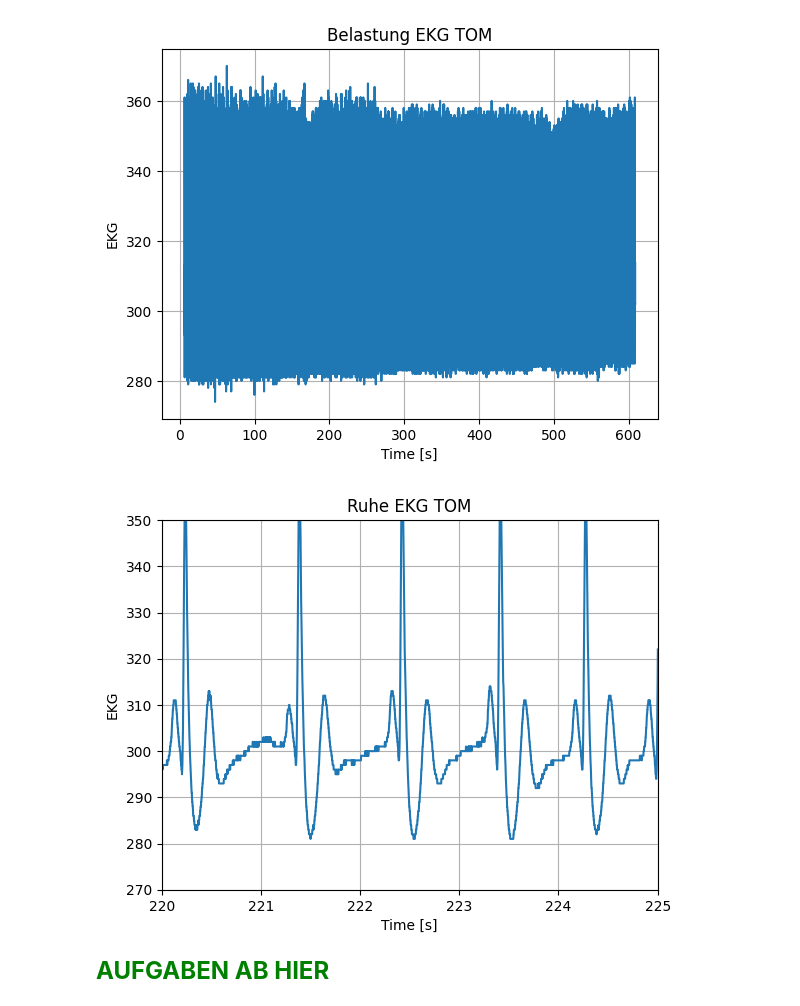
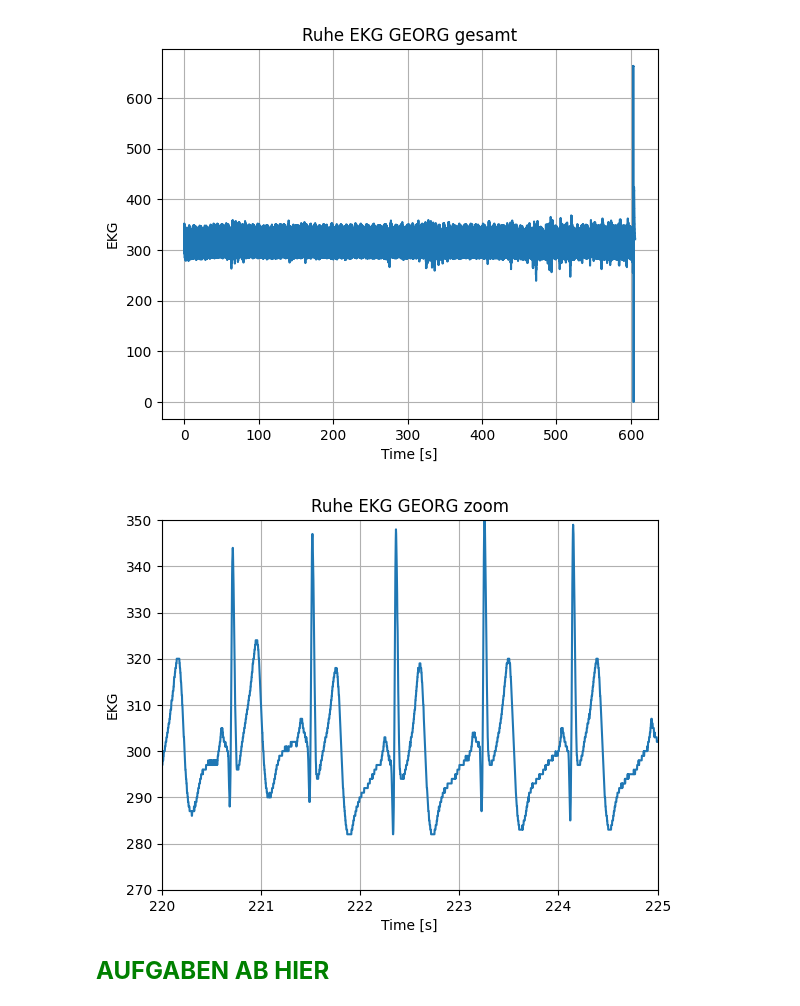
Before and after one commit to tomperg/Biosignalverarbeitung_Selbsthilfegruppe, a Jupyter notebook: MainCode2.ipynb, the cells around one changed output. Drawn from its saved outputs; the diff is of its cells as text; code cells hidden in the pictures.

```diff
--- a/MainCode2.ipynb
+++ b/MainCode2.ipynb
@@ -25,23 +25,23 @@ dataRAMELIE.columns = ['EKG', 'Time']
 # %%
 #Plotte dataBTOM mit gestrechter x-Achse:
 plt.figure(1)
-plt.plot(dataRTOM['Time']/1000, dataRTOM['EKG'])
+plt.plot(dataRGEORG['Time']/1000, dataRGEORG['EKG'])
 plt.xlabel('Time [s]')
 plt.ylabel('EKG')
-plt.title('Belastung EKG TOM')
+plt.title('Ruhe EKG GEORG gesamt')
 plt.grid()
 plt.figure(2)
-plt.plot(dataRTOM['Time']/1000, dataRTOM['EKG'])
+plt.plot(dataRGEORG['Time']/1000, dataRGEORG['EKG'])
 plt.xlim(220, 225)
 plt.ylim(270, 350)
 plt.xlabel('Time [s]')
 plt.ylabel('EKG')
-plt.title('Ruhe EKG TOM')
+plt.title('Ruhe EKG GEORG zoom')
 plt.grid()
 plt.show()
 # %% [output]
-[figure, old version]
+[figure, new version]
-[figure, old version]
+[figure, new version]
 # %% [markdown]
 <span style="color: green; font-size: 24px; font-weight: bold;">AUFGABEN AB HIER</span>
 # %% [markdown]
```
Also changed, not shown: parts of 2 cells of this notebook.
